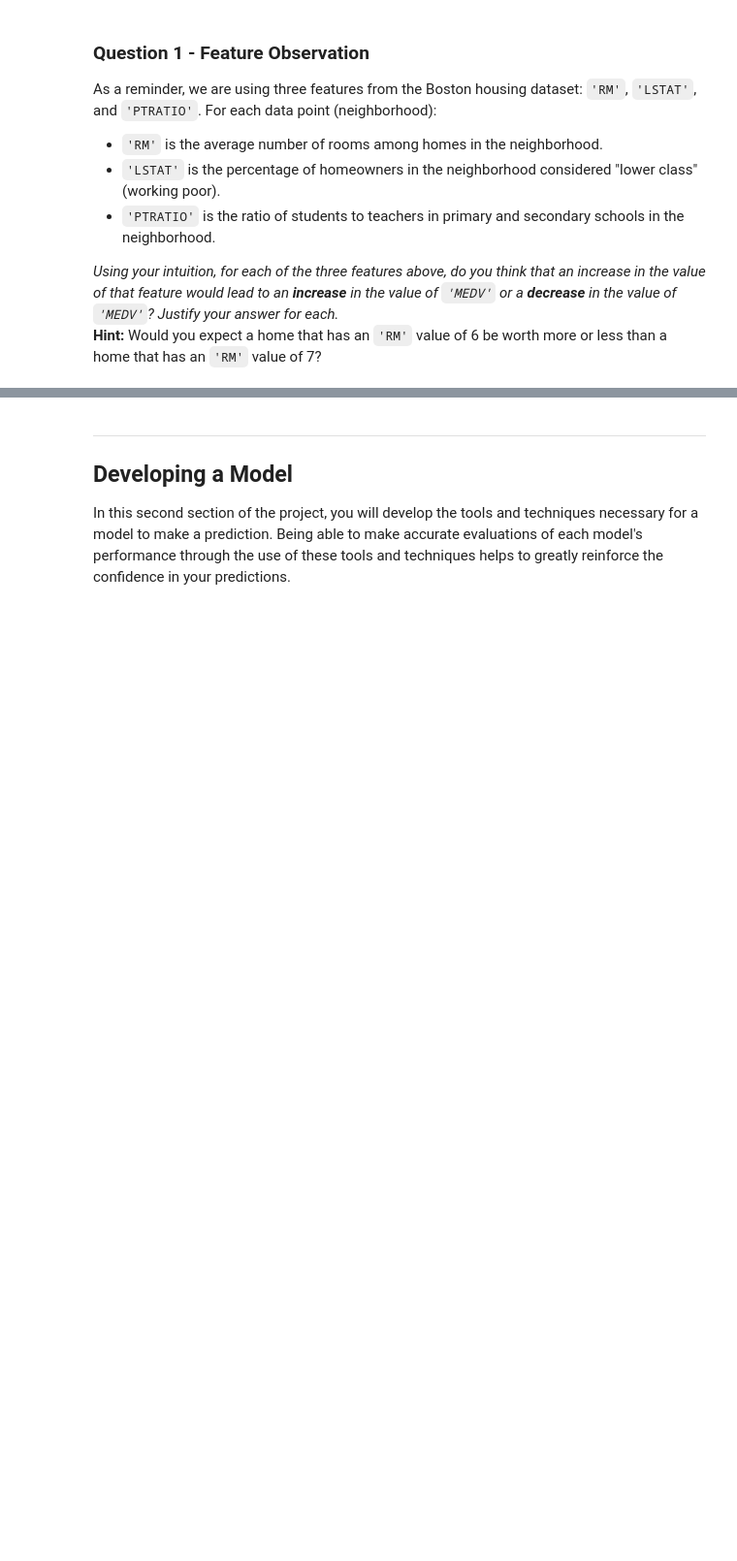
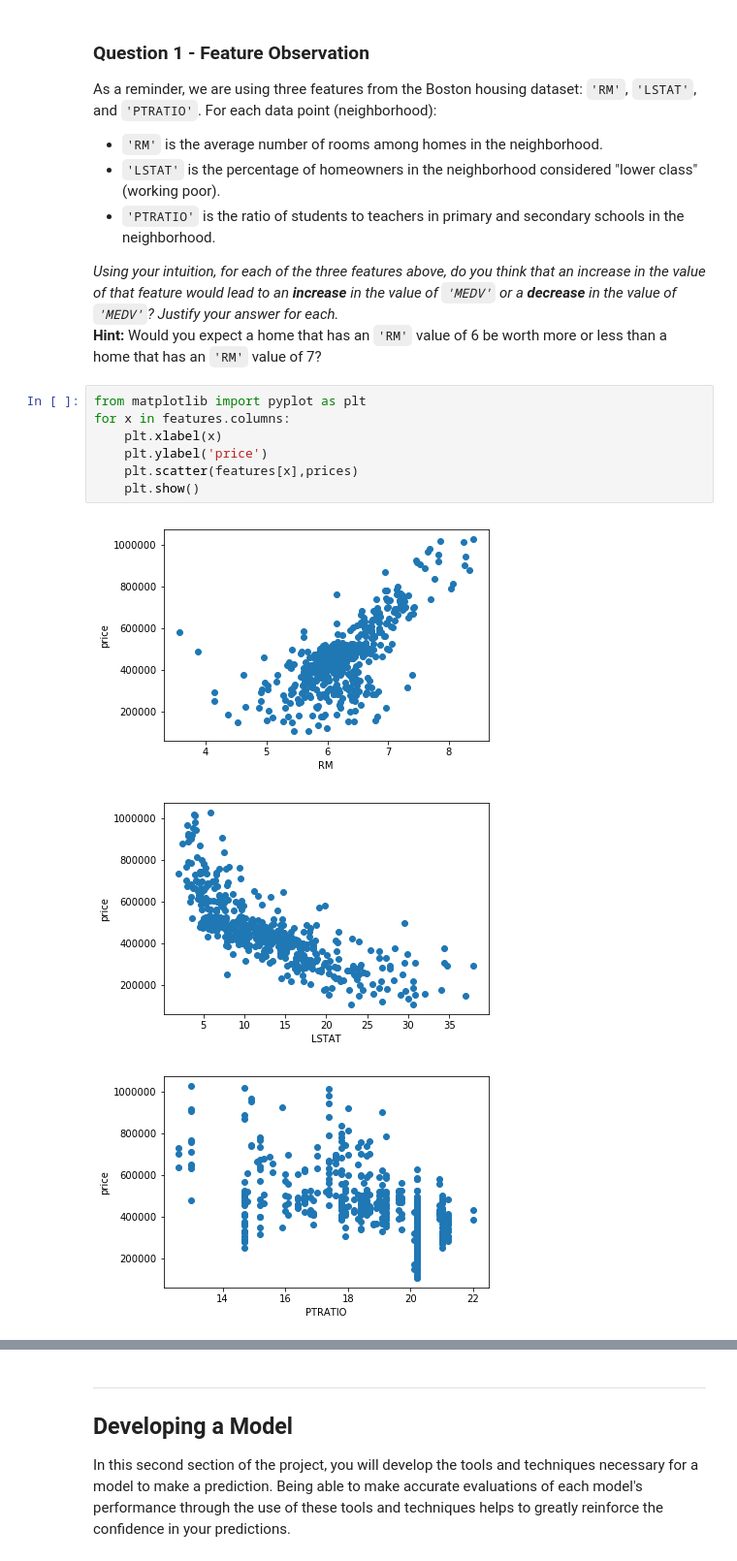
Before and after one commit to WeiyueSUN/Udacity, a Jupyter notebook: machine-learning/boston_housing/boston_housing.ipynb, the cells around one changed output, grey strips where cells are left out. Shown: that part at 97% size. Cells and saved outputs as stored; diff of their text form; blank space fills up the shorter version.

```diff
--- a/machine-learning/boston_housing/boston_housing.ipynb
+++ b/machine-learning/boston_housing/boston_housing.ipynb
@@ -92,4 +95,15 @@ As a reminder, we are using three features from the Boston housing dataset: `'RM
 
 _Using your intuition, for each of the three features above, do you think that an increase in the value of that feature would lead to an **increase** in the value of `'MEDV'` or a **decrease** in the value of `'MEDV'`? Justify your answer for each._
 **Hint:** Would you expect a home that has an `'RM'` value of 6 be worth more or less than a home that has an `'RM'` value of 7?
+# %%
+from matplotlib import pyplot as plt
+for x in features.columns:
+    plt.xlabel(x)
+    plt.ylabel('price')
+    plt.scatter(features[x],prices)
+    plt.show()
+# %% [output]
+[figure, added]
+[figure, added]
+[figure, added]
 # %% [markdown]
```
Also changed, not shown: parts of 12 cells of this notebook, 1 other file.
